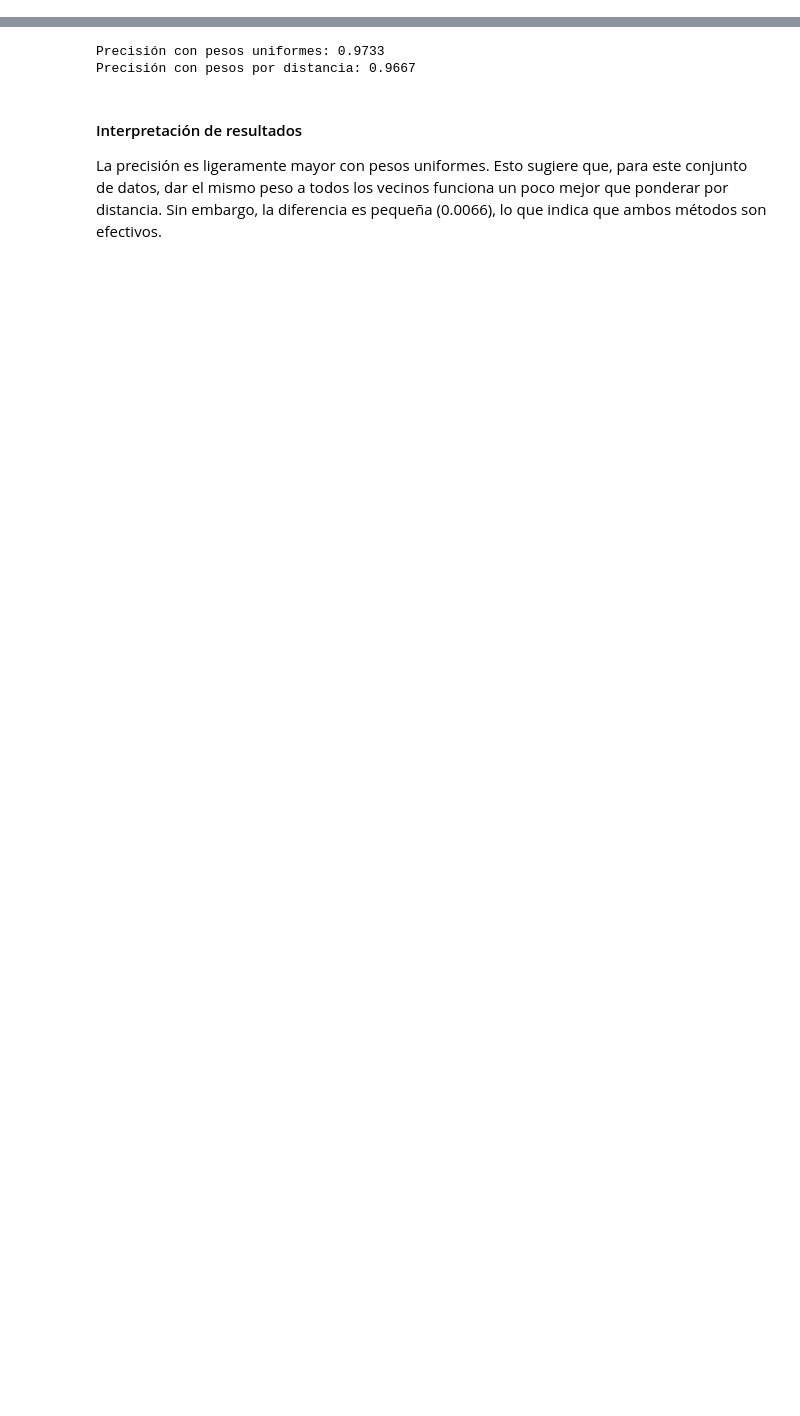
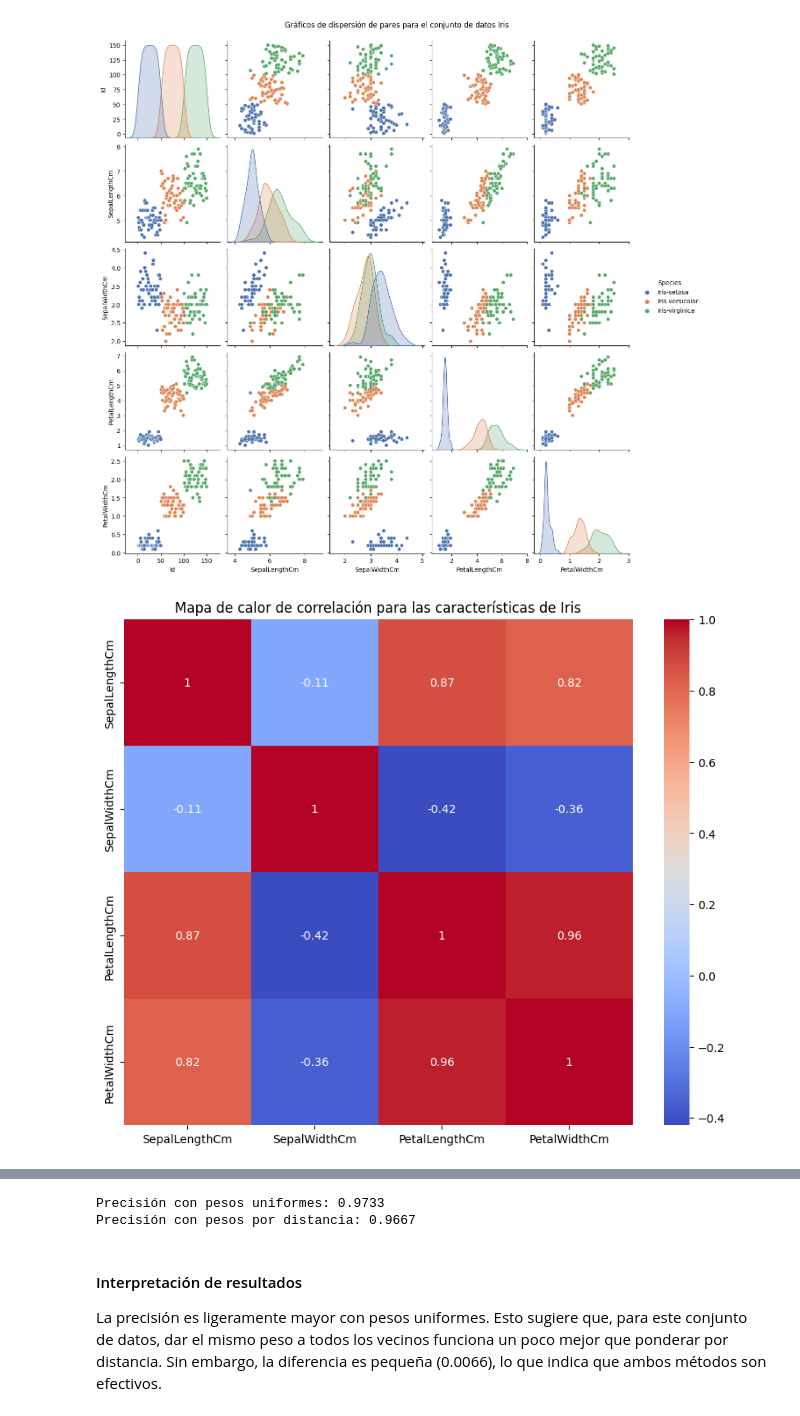
Before and after one commit to caleones/K-Nearest-Neighbors-Python-Model-for-Iris-Data-Set, a Jupyter notebook: k-nearest-neighbors-python-model-for-iris-data-set.ipynb, the cells around one changed output, grey strips where cells are left out. Saved outputs shown, nothing was run; the diff lists cells and outputs as text; code cells hidden in the pictures; blank space fills up the shorter version.

```diff
--- a/k-nearest-neighbors-python-model-for-iris-data-set.ipynb
+++ b/k-nearest-neighbors-python-model-for-iris-data-set.ipynb
@@ -245,0 +156,18 @@ Este hiperparámetro determina cómo se ponderan los vecinos al hacer prediccion
+# %%
+# Creamos un par de gráficos de dispersión
+# Usamos la paleta viridis con tres colores para las tres especies
+g = sns.pairplot(iris_df, hue='Species', height=2.5, palette='deep')
+g.fig.suptitle("Gráficos de dispersión de pares para el conjunto de datos Iris", y=1.02)
+plt.show()
+
+
+# Creamos un mapa de calor de correlación
+plt.figure(figsize=(10,8))
+# Excluimos 'Id' y 'Species' del cálculo de correlación
+correlation_matrix = iris_df.drop(['Id', 'Species'], axis=1).corr()
+sns.heatmap(correlation_matrix, annot=True, cmap='coolwarm')
+plt.title("Mapa de calor de correlación para las características de Iris")
+plt.show()
+# %% [output]
+[figure, added]
+[figure, added]
```
Also changed, not shown: parts of 54 cells of this notebook.
